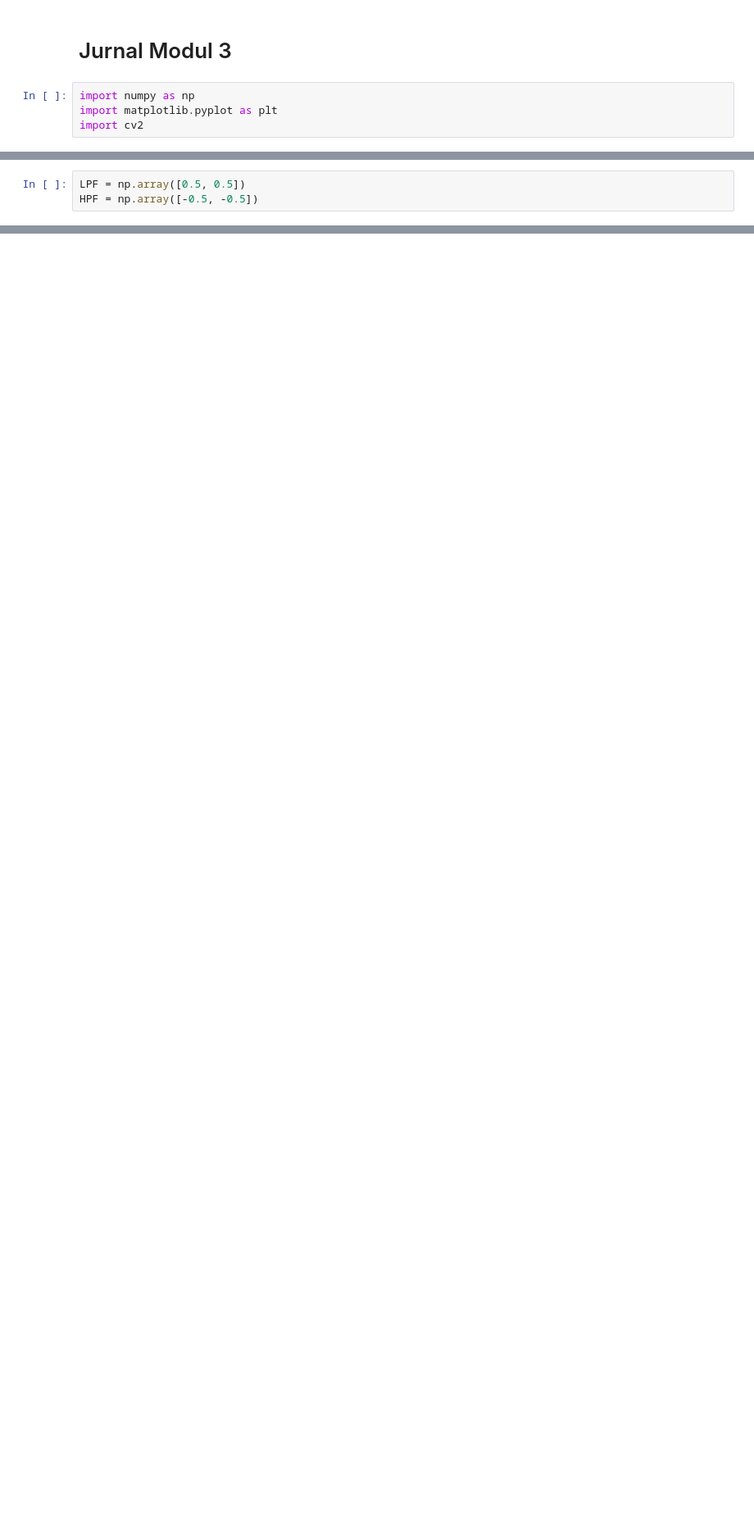
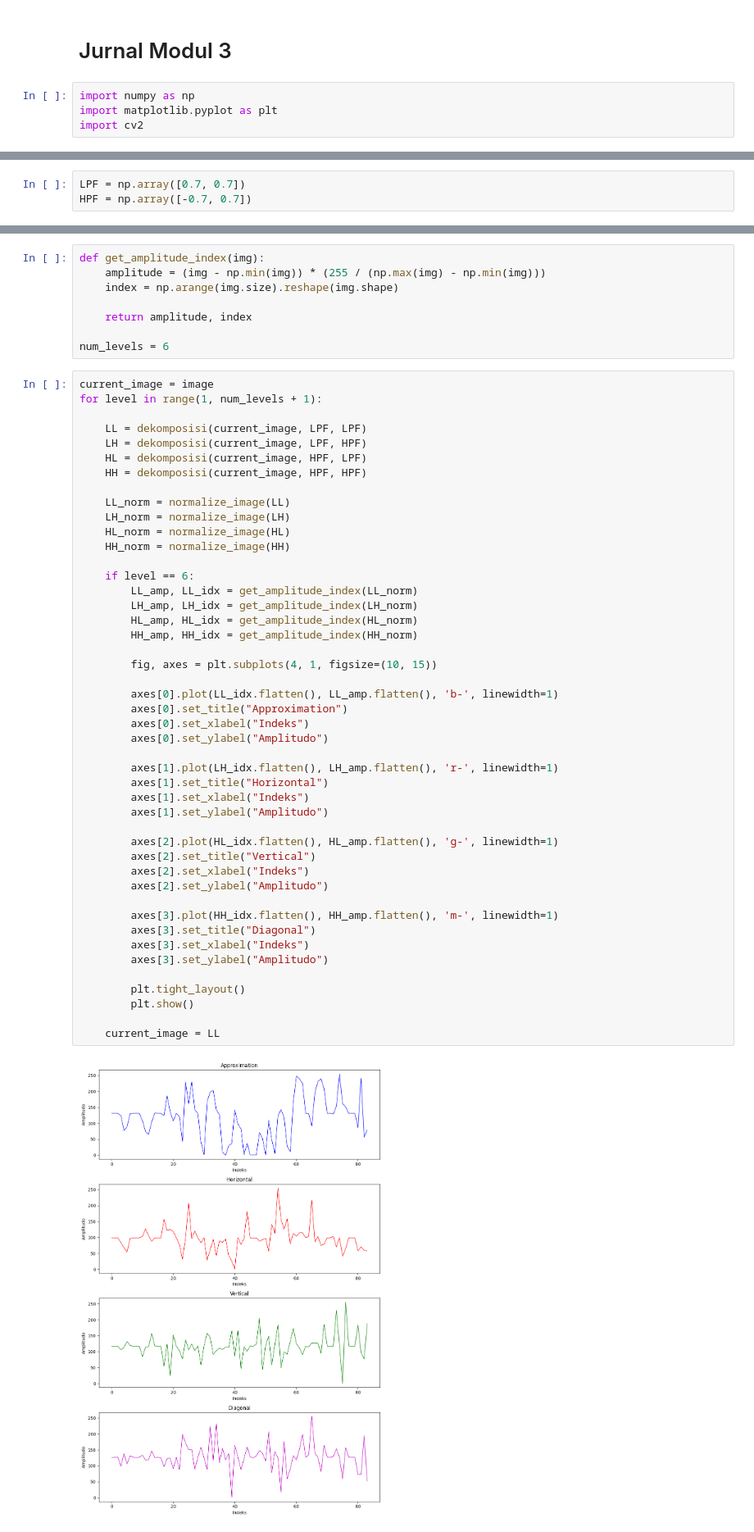
Before and after one commit to Digital-Image-Processing-2024/modul-3-jurnal-Riz-Orion, a Jupyter notebook: JurnalMod3.ipynb, the cells around one changed output, grey strips where cells are left out. Shown at 82% size. Saved outputs shown, nothing was run; the diff lists cells and outputs as text; blank space fills up the shorter version.

```diff
--- a/JurnalMod3.ipynb
+++ b/JurnalMod3.ipynb
@@ -40,3 +15,3 @@ show_image2(15, 8, image_plt, image, "ORIGINAL", "GRAY")
 # %%
-LPF = np.array([0.5, 0.5])
-HPF = np.array([-0.5, -0.5])
+LPF = np.array([0.7, 0.7])
+HPF = np.array([-0.7, 0.7])
@@ -136,0 +187,56 @@ plt.axis("off")
+# %%
+def get_amplitude_index(img):
+    amplitude = (img - np.min(img)) * (255 / (np.max(img) - np.min(img)))
+    index = np.arange(img.size).reshape(img.shape)
+
+    return amplitude, index
+
+num_levels = 6
+# %%
+current_image = image
+for level in range(1, num_levels + 1):
+
+    LL = dekomposisi(current_image, LPF, LPF)
+    LH = dekomposisi(current_image, LPF, HPF)
+    HL = dekomposisi(current_image, HPF, LPF)
+    HH = dekomposisi(current_image, HPF, HPF)
+
+    LL_norm = normalize_image(LL)
+    LH_norm = normalize_image(LH)
+    HL_norm = normalize_image(HL)
+    HH_norm = normalize_image(HH)
+
+    if level == 6:
+        LL_amp, LL_idx = get_amplitude_index(LL_norm)
+        LH_amp, LH_idx = get_amplitude_index(LH_norm)
+        HL_amp, HL_idx = get_amplitude_index(HL_norm)
+        HH_amp, HH_idx = get_amplitude_index(HH_norm)
+
+        fig, axes = plt.subplots(4, 1, figsize=(10, 15))
+
+        axes[0].plot(LL_idx.flatten(), LL_amp.flatten(), 'b-', linewidth=1)
+        axes[0].set_title("Approximation")
+        axes[0].set_xlabel("Indeks")
+        axes[0].set_ylabel("Amplitudo")
+
+        axes[1].plot(LH_idx.flatten(), LH_amp.flatten(), 'r-', linewidth=1)
+        axes[1].set_title("Horizontal")
+        axes[1].set_xlabel("Indeks")
+        axes[1].set_ylabel("Amplitudo")
+
+        axes[2].plot(HL_idx.flatten(), HL_amp.flatten(), 'g-', linewidth=1)
+        axes[2].set_title("Vertical")
+        axes[2].set_xlabel("Indeks")
+        axes[2].set_ylabel("Amplitudo")
+
+        axes[3].plot(HH_idx.flatten(), HH_amp.flatten(), 'm-', linewidth=1)
+        axes[3].set_title("Diagonal")
+        axes[3].set_xlabel("Indeks")
+        axes[3].set_ylabel("Amplitudo")
+
+        plt.tight_layout()
+        plt.show()
+
+    current_image = LL
+# %% [output]
+[figure, added]
```
Also changed, not shown: parts of 22 cells of this notebook.
